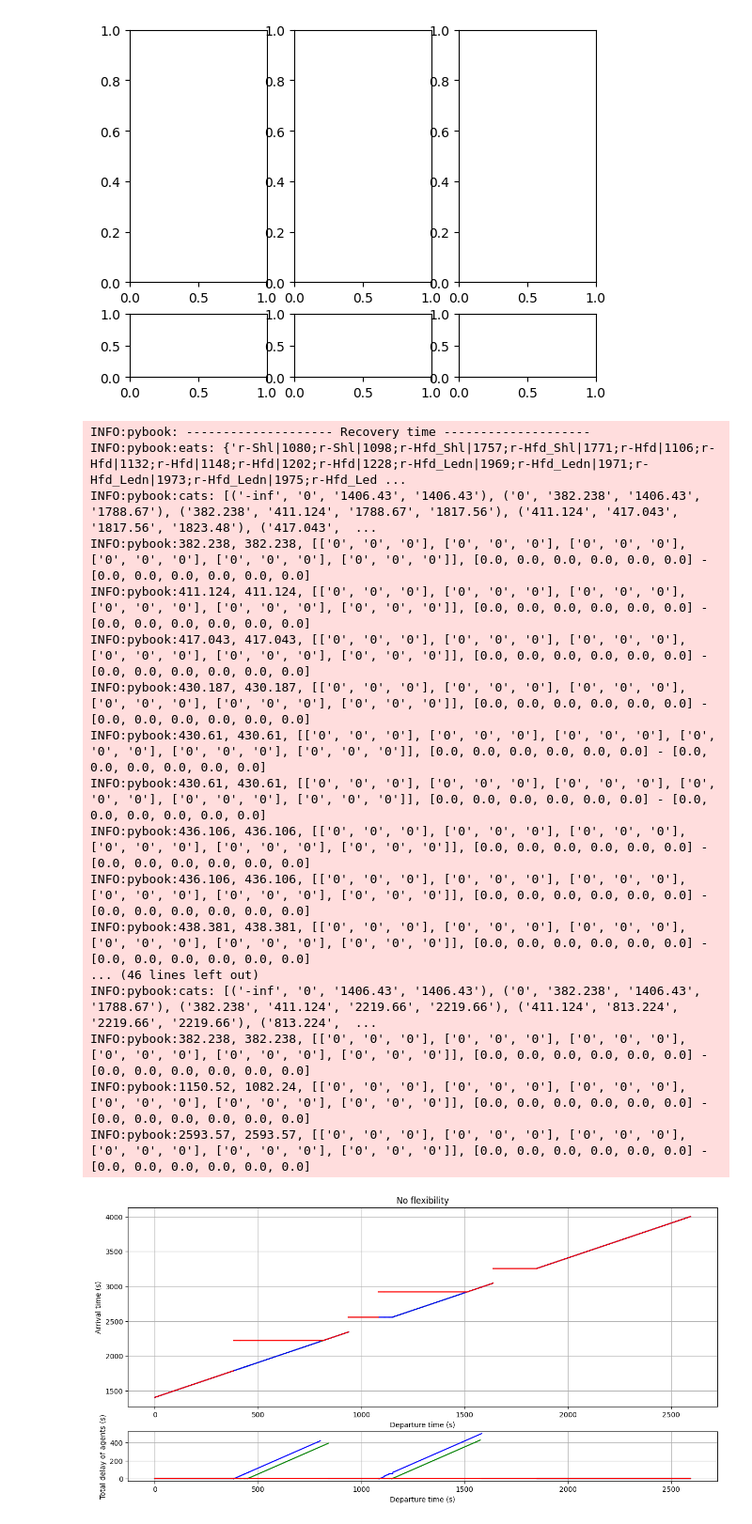
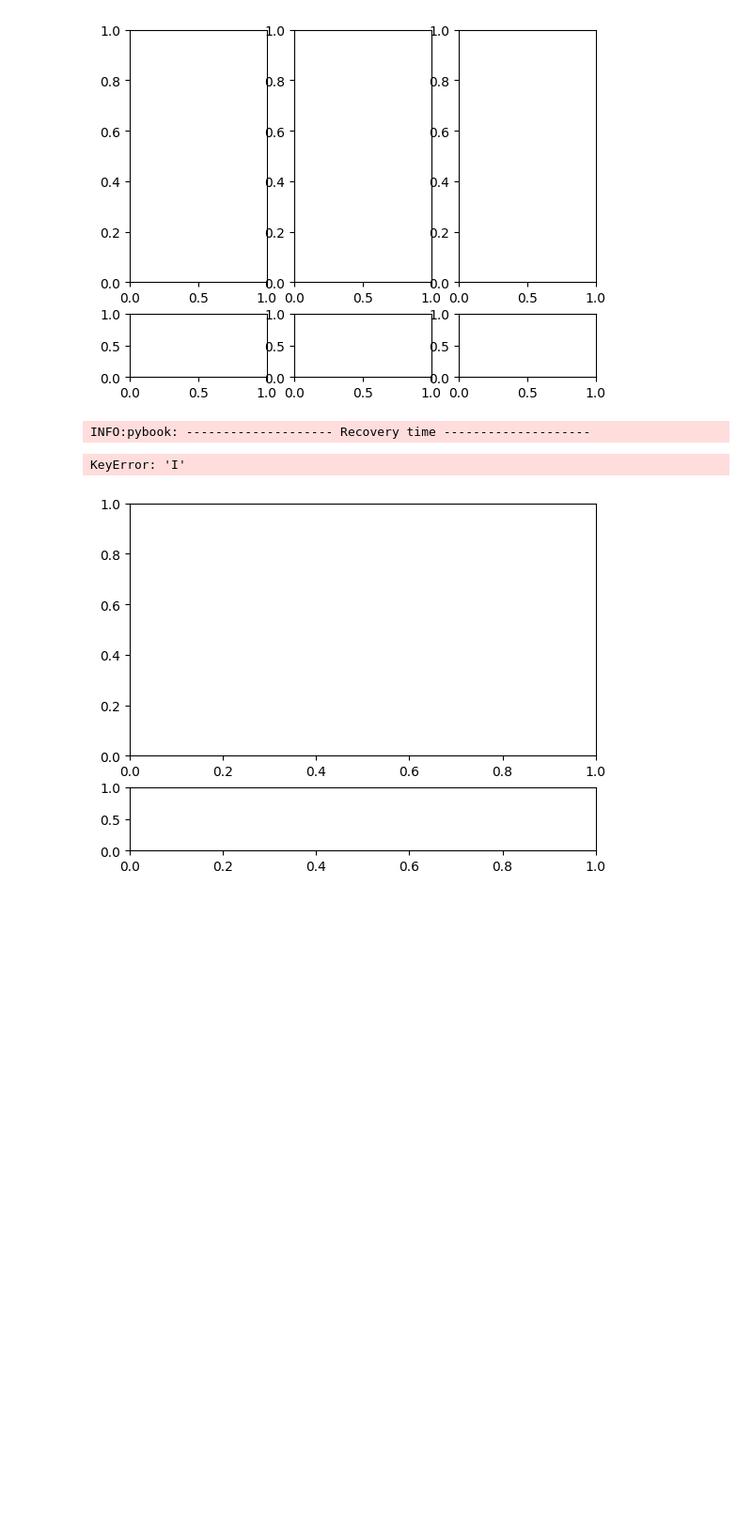
Before and after one commit to GoodGuyMe/delay-replanning-slack, a Jupyter notebook: experiments/blocking_experiments.ipynb, the cells around one changed output. Shown at 94% size. Cells and saved outputs as stored; diff of their text form; code cells hidden in the pictures; blank space fills up the shorter version.

```diff
--- a/experiments/blocking_experiments.ipynb
+++ b/experiments/blocking_experiments.ipynb
@@ -170,7 +170,7 @@ generate.time_safe_intervals_and_write(layout, scenario, -1, agent_speed, "outpu
 # %%
 # Run RePeAT to get multiple plans
 # scenario = "../data/single_track/scenario_toy.json"
-scenario = "../data/prorail/scenarios/scenario_sprinters.json"
+scenario = "../data/prorail/scenarios/SHL.json"
 layout =   "../data/prorail/parsed/netherlands-schiphol.json"
 
 scenario_data = json.load(open(scenario))
@@ -206,50 +206,35 @@ for agent in scenario_data['trains']:
         # generate_intervals(100,  True, layout, scenario, agent, 30, move, fig, axs, color="red",   label="bt_max=100")
 
         # baseline
 
         def set_axis(ax, title):
 
             # title = f"Agent: {agent['trainNumber']}"
             axs[0].set_xlabel("Departure time (s)")
             axs[1].set_xlabel("Departure time (s)")
             axs[0].set_ylabel("Arrival time (s)")
             axs[1].set_ylabel("Total delay of agents (s)")
             axs[0].set_title(title)
             # axs[0][0].legend()
             axs[0].grid()
             axs[1].grid()
             # axs[0].set_xlim([-50, 2550])
             # axs[1].set_xlim([-50, 2550])
             # axs[1].set_ylim([-50, 500])
         fig.set_figheight(7)
         fig.set_figwidth(15)
 
         # set_axis(2, "Recovery time")
         # set_axis(1, "Buffer time")
         set_axis(0, "No flexibility")
         plt.savefig(f"figures/atf_{agent['trainNumber']}")
         plt.show()
         break
     break
 # %% [output]
 INFO:pybook: -------------------- Recovery time --------------------
-INFO:pybook:eats: {'r-Shl|1080;r-Shl|1098;r-Hfd_Shl|1757;r-Hfd_Shl|1771;r-Hfd|1106;r-Hfd|1132;r-Hfd|1148;r-Hfd|1202;r-Hfd|1228;r-Hfd_Ledn|1969;r-Hfd_Ledn|1971;r-Hfd_Ledn|1973;r-Hfd_Ledn|1975;r-Hfd_Led ...
-INFO:pybook:cats: [('-inf', '0', '1406.43', '1406.43'), ('0', '382.238', '1406.43', '1788.67'), ('382.238', '411.124', '1788.67', '1817.56'), ('411.124', '417.043', '1817.56', '1823.48'), ('417.043',  ...
-INFO:pybook:382.238, 382.238, [['0', '0', '0'], ['0', '0', '0'], ['0', '0', '0'], ['0', '0', '0'], ['0', '0', '0'], ['0', '0', '0']], [0.0, 0.0, 0.0, 0.0, 0.0, 0.0] - [0.0, 0.0, 0.0, 0.0, 0.0, 0.0]
-INFO:pybook:411.124, 411.124, [['0', '0', '0'], ['0', '0', '0'], ['0', '0', '0'], ['0', '0', '0'], ['0', '0', '0'], ['0', '0', '0']], [0.0, 0.0, 0.0, 0.0, 0.0, 0.0] - [0.0, 0.0, 0.0, 0.0, 0.0, 0.0]
-INFO:pybook:417.043, 417.043, [['0', '0', '0'], ['0', '0', '0'], ['0', '0', '0'], ['0', '0', '0'], ['0', '0', '0'], ['0', '0', '0']], [0.0, 0.0, 0.0, 0.0, 0.0, 0.0] - [0.0, 0.0, 0.0, 0.0, 0.0, 0.0]
-INFO:pybook:430.187, 430.187, [['0', '0', '0'], ['0', '0', '0'], ['0', '0', '0'], ['0', '0', '0'], ['0', '0', '0'], ['0', '0', '0']], [0.0, 0.0, 0.0, 0.0, 0.0, 0.0] - [0.0, 0.0, 0.0, 0.0, 0.0, 0.0]
-INFO:pybook:430.61, 430.61, [['0', '0', '0'], ['0', '0', '0'], ['0', '0', '0'], ['0', '0', '0'], ['0', '0', '0'], ['0', '0', '0']], [0.0, 0.0, 0.0, 0.0, 0.0, 0.0] - [0.0, 0.0, 0.0, 0.0, 0.0, 0.0]
-INFO:pybook:430.61, 430.61, [['0', '0', '0'], ['0', '0', '0'], ['0', '0', '0'], ['0', '0', '0'], ['0', '0', '0'], ['0', '0', '0']], [0.0, 0.0, 0.0, 0.0, 0.0, 0.0] - [0.0, 0.0, 0.0, 0.0, 0.0, 0.0]
-INFO:pybook:436.106, 436.106, [['0', '0', '0'], ['0', '0', '0'], ['0', '0', '0'], ['0', '0', '0'], ['0', '0', '0'], ['0', '0', '0']], [0.0, 0.0, 0.0, 0.0, 0.0, 0.0] - [0.0, 0.0, 0.0, 0.0, 0.0, 0.0]
-INFO:pybook:436.106, 436.106, [['0', '0', '0'], ['0', '0', '0'], ['0', '0', '0'], ['0', '0', '0'], ['0', '0', '0'], ['0', '0', '0']], [0.0, 0.0, 0.0, 0.0, 0.0, 0.0] - [0.0, 0.0, 0.0, 0.0, 0.0, 0.0]
-INFO:pybook:438.381, 438.381, [['0', '0', '0'], ['0', '0', '0'], ['0', '0', '0'], ['0', '0', '0'], ['0', '0', '0'], ['0', '0', '0']], [0.0, 0.0, 0.0, 0.0, 0.0, 0.0] - [0.0, 0.0, 0.0, 0.0, 0.0, 0.0]
-... (46 lines left out)
-INFO:pybook:cats: [('-inf', '0', '1406.43', '1406.43'), ('0', '382.238', '1406.43', '1788.67'), ('382.238', '411.124', '2219.66', '2219.66'), ('411.124', '813.224', '2219.66', '2219.66'), ('813.224',  ...
-INFO:pybook:382.238, 382.238, [['0', '0', '0'], ['0', '0', '0'], ['0', '0', '0'], ['0', '0', '0'], ['0', '0', '0'], ['0', '0', '0']], [0.0, 0.0, 0.0, 0.0, 0.0, 0.0] - [0.0, 0.0, 0.0, 0.0, 0.0, 0.0]
-INFO:pybook:1150.52, 1082.24, [['0', '0', '0'], ['0', '0', '0'], ['0', '0', '0'], ['0', '0', '0'], ['0', '0', '0'], ['0', '0', '0']], [0.0, 0.0, 0.0, 0.0, 0.0, 0.0] - [0.0, 0.0, 0.0, 0.0, 0.0, 0.0]
-INFO:pybook:2593.57, 2593.57, [['0', '0', '0'], ['0', '0', '0'], ['0', '0', '0'], ['0', '0', '0'], ['0', '0', '0'], ['0', '0', '0']], [0.0, 0.0, 0.0, 0.0, 0.0, 0.0] - [0.0, 0.0, 0.0, 0.0, 0.0, 0.0]
+KeyError: 'I'
-[figure, old version]
+[figure, new version]
 # %%
 generate.time_safe_intervals_and_write(layout, scenario, 1, agent_speed, "output", max_buffer, True, destination="r-Rtd|340", plot=1)
 generate.time_safe_intervals_and_write(layout, scenario, 1, agent_speed, "output", max_buffer, False, destination="r-Rtd|340", plot=1)
```
Also changed, not shown: 10 other files.
